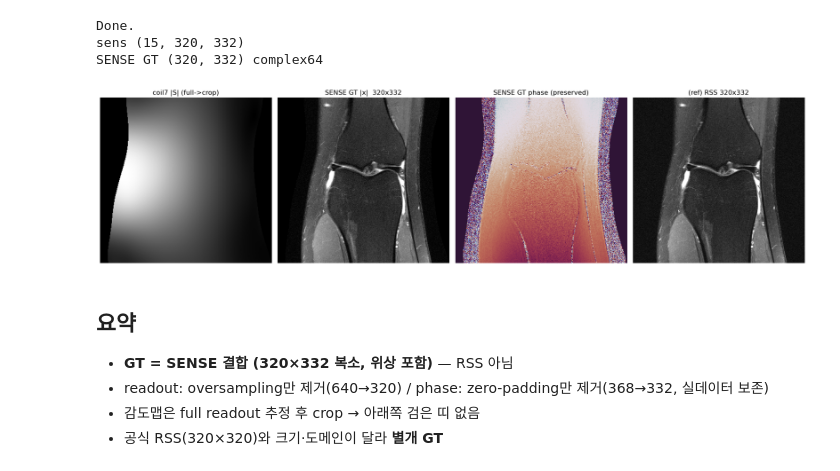
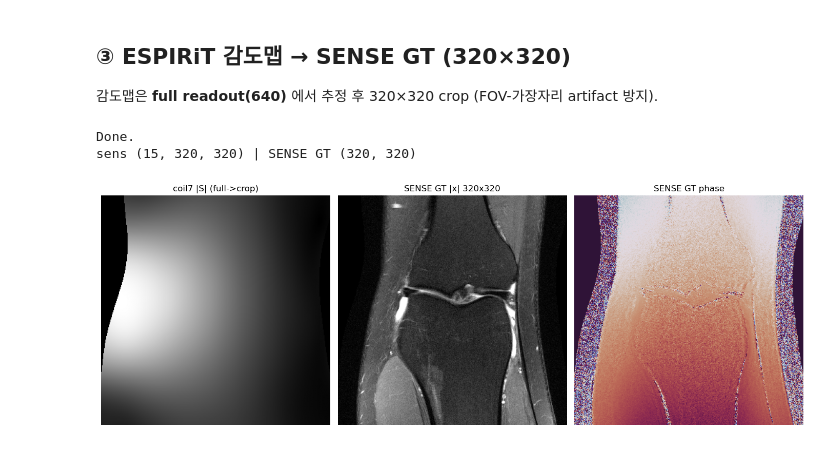
Before and after one commit to sonwonjun103/MRIreconstruction, a Jupyter notebook: preprocessing_plot.ipynb, the cells around one changed output. Saved outputs shown, nothing was run; the diff lists cells and outputs as text; code cells hidden in the pictures.

```diff
--- a/preprocessing_plot.ipynb
+++ b/preprocessing_plot.ipynb
@@ -98,9 +53,0 @@ readout: k-space -> (1D IFFT) object projection -> crop central 320 -> (1D FFT)
-# %%
-colE = np.abs(k1).sum((0,1)); nz = np.where(colE>0)[0]
-k2 = k1[:, :, nz.min():nz.max()+1]                      # (15,320,332)
-print(f'phase non-zero {nz.min()}..{nz.max()} -> {k2.shape[-1]} (removed {368-k2.shape[-1]} zero cols)')
-fig, ax = plt.subplots(1,2,figsize=(11,5))
-ax[0].plot(colE); ax[0].axvspan(0,nz.min(),color='r',alpha=0.2); ax[0].axvspan(nz.max()+1,368,color='r',alpha=0.2)
-ax[0].set_title('phase column energy (red = zero-padding)'); ax[0].set_xlabel('phase column')
-ax[1].imshow(klog(k2[7]), cmap='gray', aspect='equal'); ax[1].set_title(f'cropped k-space 320x{k2.shape[-1]}')
-plt.tight_layout(); plt.show()
@@ -113,0 +58,10 @@ phase non-zero 18..349 -> 332 (removed 36 zero cols)
+# %%
+W=k1.shape[-1]; left=(W-320)//2
+hp=ifft1_pe(k1); k2=fft1_pe(hp[...,left:left+320])             # (15,320,320)  FINAL k-space
+print('final k-space',k2.shape,'(모든 이미지 동일 320x320)')
+fig,ax=plt.subplots(1,3,figsize=(15,5))
+ax[0].imshow(np.abs(hp[coil]),cmap='gray',aspect='equal',vmax=0.3*np.abs(hp[coil]).max())
+ax[0].axvline(left,color='r',ls='--'); ax[0].axvline(left+320,color='r',ls='--'); ax[0].set_title(f'phase image (1D IFFT) {W} -> crop 320'); ax[0].axis('off')
+ax[1].imshow(klog(k2[coil]),cmap='gray',aspect='equal'); ax[1].set_title('final k-space 320x320 |k|log'); ax[1].axis('off')
+ax[2].imshow(rss_np(k2),cmap='gray',vmax=0.6*rss_np(k2).max()); ax[2].set_title('RSS 320x320'); ax[2].axis('off')
+plt.tight_layout(); plt.show()
@@ -114,27 +71,19 @@ phase non-zero 18..349 -> 332 (removed 36 zero cols)
+# %% [markdown]
+## ③ ESPIRiT 감도맵 → SENSE GT (320×320)
+감도맵은 **full readout(640)** 에서 추정 후 320×320 crop (FOV-가장자리 artifact 방지).
 # %%
-# --- sens: full readout에서 추정 -> readout crop (FOV-edge artifact 방지) ---
-kraw_pc = kraw[:, :, nz.min():nz.max()+1]               # phase zero-pad 제거만 (15,640,332)
-sens_full = espirit_sens_maps(kraw_pc)                  # ESPIRiT on full readout (15,640,332)
-sens = sens_full[:, top:top+320, :]                     # readout crop -> (15,320,332)
-print('sens', sens.shape)
-
-gt_sense = sense_combine_np(k2, sens)                   # (320,332) complex  <-- GT
-print('SENSE GT', gt_sense.shape, gt_sense.dtype)
-
-fig, ax = plt.subplots(1,4,figsize=(18,5))
-ax[0].imshow(np.abs(sens[7]), cmap='gray'); ax[0].set_title('coil7 |S| (full->crop)'); ax[0].axis('off')
-ax[1].imshow(np.abs(gt_sense), cmap='gray', vmax=0.6*np.abs(gt_sense).max()); ax[1].set_title('SENSE GT |x|  320x332'); ax[1].axis('off')
-ax[2].imshow(np.angle(gt_sense), cmap='twilight'); ax[2].set_title('SENSE GT phase (preserved)'); ax[2].axis('off')
-ax[3].imshow(rss_np(k2), cmap='gray', vmax=0.6*rss_np(k2).max()); ax[3].set_title('(ref) RSS 320x332'); ax[3].axis('off')
+kraw_pc=kraw[:,:,left if False else (kraw.shape[2]-W)//2:]      # (no-op safety)
+# sens: full readout, phase 획득영역에서 추정 -> 320x320 crop
+sens_full=espirit_sens_maps(kraw)                              # (15,640,W) on full
+sens=center_crop_2d(sens_full,320)                            # (15,320,320)
+gt_sense=sense_combine_np(k2,sens)                            # (320,320) complex GT
+print('sens',sens.shape,'| SENSE GT',gt_sense.shape)
+fig,ax=plt.subplots(1,3,figsize=(14,5))
+ax[0].imshow(np.abs(sens[coil]),cmap='gray'); ax[0].set_title('coil7 |S| (full->crop)'); ax[0].axis('off')
+ax[1].imshow(np.abs(gt_sense),cmap='gray',vmax=0.6*np.abs(gt_sense).max()); ax[1].set_title('SENSE GT |x| 320x320'); ax[1].axis('off')
+ax[2].imshow(np.angle(gt_sense),cmap='twilight'); ax[2].set_title('SENSE GT phase'); ax[2].axis('off')
 plt.tight_layout(); plt.show()
 # %% [output]
 Done.
-sens (15, 320, 332)
-SENSE GT (320, 332) complex64
+sens (15, 320, 320) | SENSE GT (320, 320)
-[figure, old version]
+[figure, new version]
-# %% [markdown]
-## 요약
-- **GT = SENSE 결합 (320×332 복소, 위상 포함)** — RSS 아님
-- readout: oversampling만 제거(640→320) / phase: zero-padding만 제거(368→332, 실데이터 보존)
-- 감도맵은 full readout 추정 후 crop → 아래쪽 검은 띠 없음
-- 공식 RSS(320×320)와 크기·도메인이 달라 **별개 GT**
```
Also changed, not shown: parts of 16 cells of this notebook, 1 other file.
